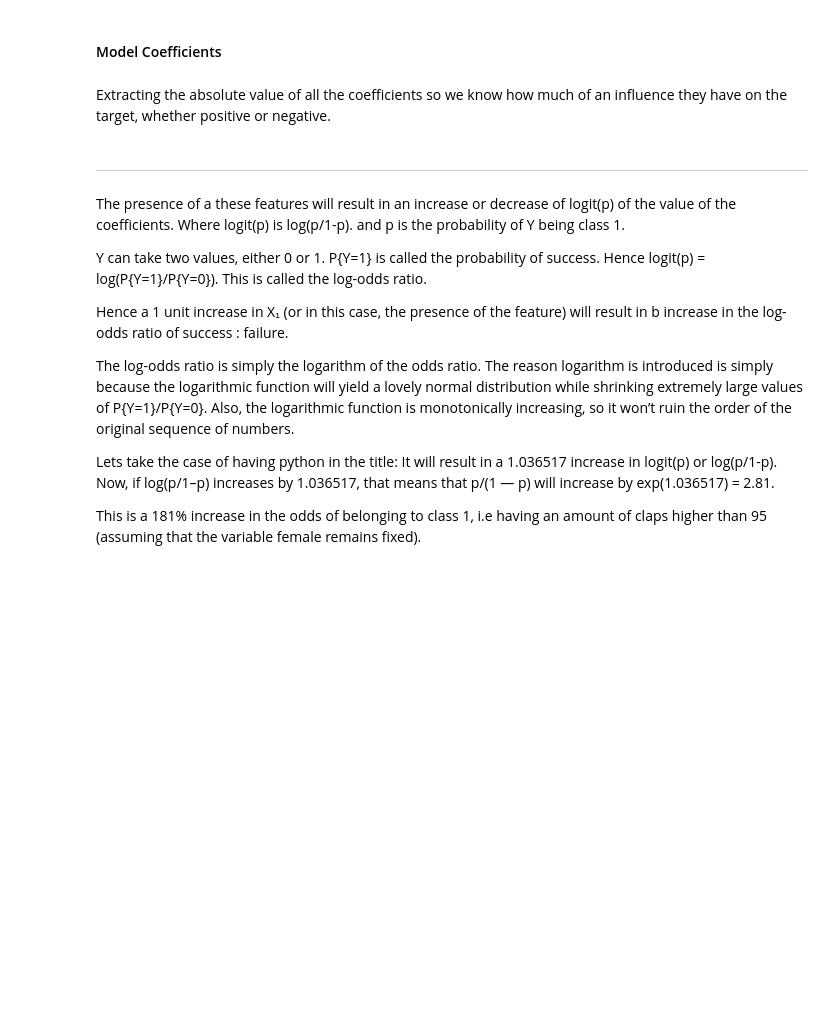
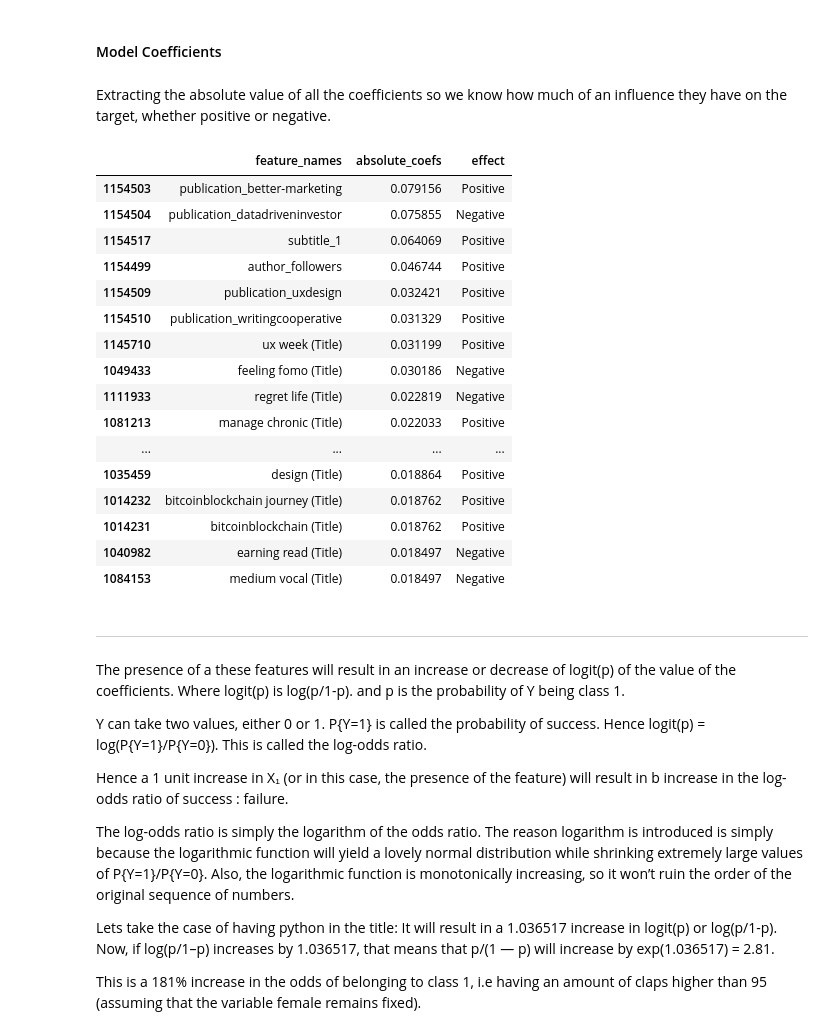
Before and after one commit to Arik-LT/Medium_Article_Analysis_and_Sucess_Predictor, a Jupyter notebook: Modelling Global.ipynb, the cells around one changed output. Drawn from its saved outputs; the diff is of its cells as text; code cells hidden in the pictures; blank space fills up the shorter version.

```diff
--- a/Modelling Global.ipynb
+++ b/Modelling Global.ipynb
@@ -204,12 +310,32 @@ def calc_effect(coefs):
             effect.append('No Effect')
 
     return effect
+# %%
+effect = calc_effect(log_coef)
 # %%
 dict_features = {'feature_names': feature_names,
                  'absolute_coefs': absolute_values, 'effect': effect}
 log_coefs_absolute = pd.DataFrame(dict_features).sort_values(
-    'absolute_coefs', ascending=False).head(30)
+    'absolute_coefs', ascending=False).head(20)
 log_coefs_absolute
+# %% [output]
+|  | feature_names | absolute_coefs | effect |
+| 1154503 | publication_better-marketing | 0.079156 | Positive |
+| 1154504 | publication_datadriveninvestor | 0.075855 | Negative |
+| 1154517 | subtitle_1 | 0.064069 | Positive |
+| 1154499 | author_followers | 0.046744 | Positive |
+| 1154509 | publication_uxdesign | 0.032421 | Positive |
+| 1154510 | publication_writingcooperative | 0.031329 | Positive |
+| 1145710 | ux week (Title) | 0.031199 | Positive |
+| 1049433 | feeling fomo (Title) | 0.030186 | Negative |
+| 1111933 | regret life (Title) | 0.022819 | Negative |
+| 1081213 | manage chronic (Title) | 0.022033 | Positive |
+| ... | ... | ... | ... |
+| 1035459 | design (Title) | 0.018864 | Positive |
+| 1014232 | bitcoinblockchain journey (Title) | 0.018762 | Positive |
+| 1014231 | bitcoinblockchain (Title) | 0.018762 | Positive |
+| 1040982 | earning read (Title) | 0.018497 | Negative |
+| 1084153 | medium vocal (Title) | 0.018497 | Negative |
 # %% [markdown]
 ------
 # %% [markdown]
```
Also changed, not shown: parts of 68 cells of this notebook, 16 other files.
